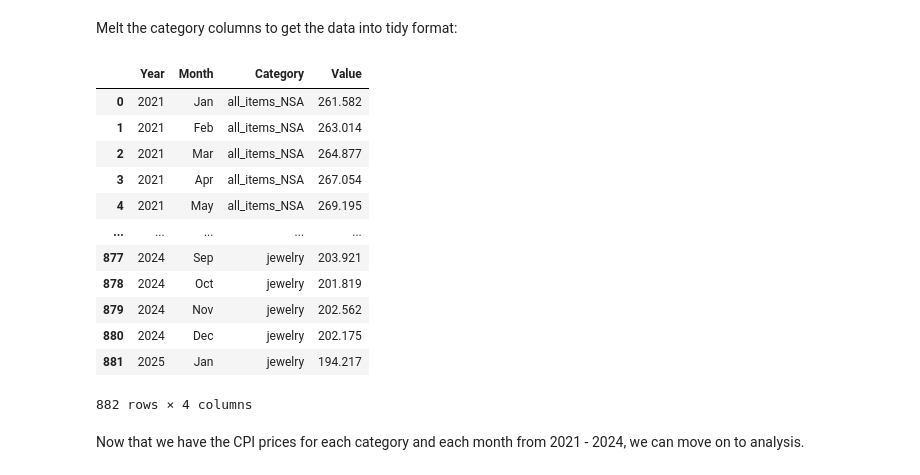
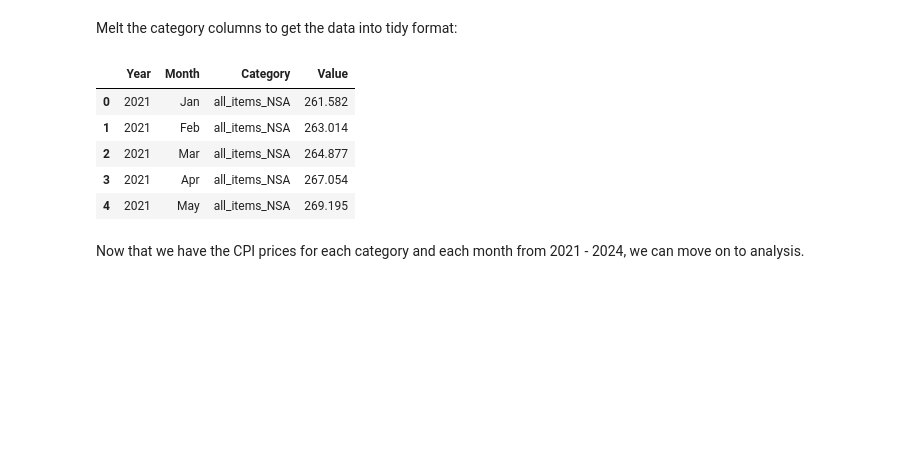
Before and after one commit to domwrm/Amazon-Pricing-Anlysis, a Jupyter notebook: FinalProject_Group031_WI25.ipynb, the cells around one changed output. Drawn from its saved outputs; the diff is of its cells as text; code cells hidden in the pictures; blank space fills up the shorter version.

```diff
--- a/FinalProject_Group031_WI25.ipynb
+++ b/FinalProject_Group031_WI25.ipynb
@@ -535,21 +507,14 @@ all_cpi_tidy = all_cpi.melt(
     value_name='Value'
 )
 # %%
-all_cpi_tidy
+all_cpi_tidy.head(5)
 # %% [output]
 |  | Year | Month | Category | Value |
 | 0 | 2021 | Jan | all_items_NSA | 261.582 |
 | 1 | 2021 | Feb | all_items_NSA | 263.014 |
 | 2 | 2021 | Mar | all_items_NSA | 264.877 |
 | 3 | 2021 | Apr | all_items_NSA | 267.054 |
 | 4 | 2021 | May | all_items_NSA | 269.195 |
-| ... | ... | ... | ... | ... |
-| 877 | 2024 | Sep | jewelry | 203.921 |
-| 878 | 2024 | Oct | jewelry | 201.819 |
-| 879 | 2024 | Nov | jewelry | 202.562 |
-| 880 | 2024 | Dec | jewelry | 202.175 |
-| 881 | 2025 | Jan | jewelry | 194.217 |
-882 rows × 4 columns
 # %% [markdown]
 Now that we have the CPI prices for each category and each month from 2021 - 2024, we can move on to analysis.
 # %% [markdown]
```
Also changed, not shown: parts of 14 cells of this notebook.
